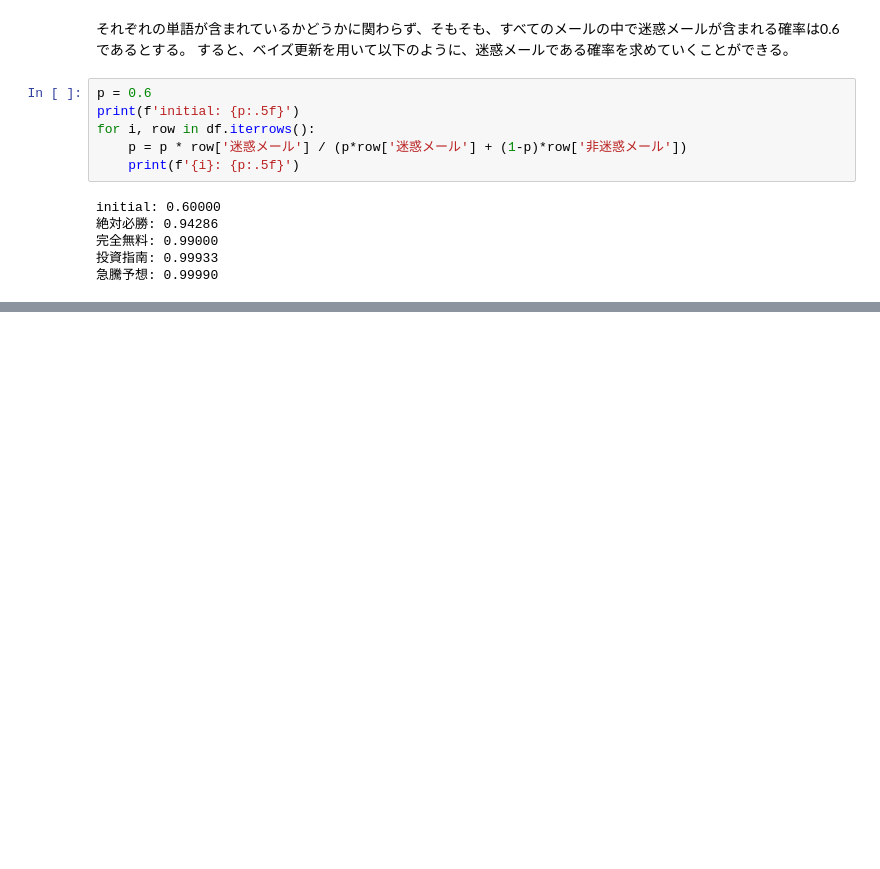
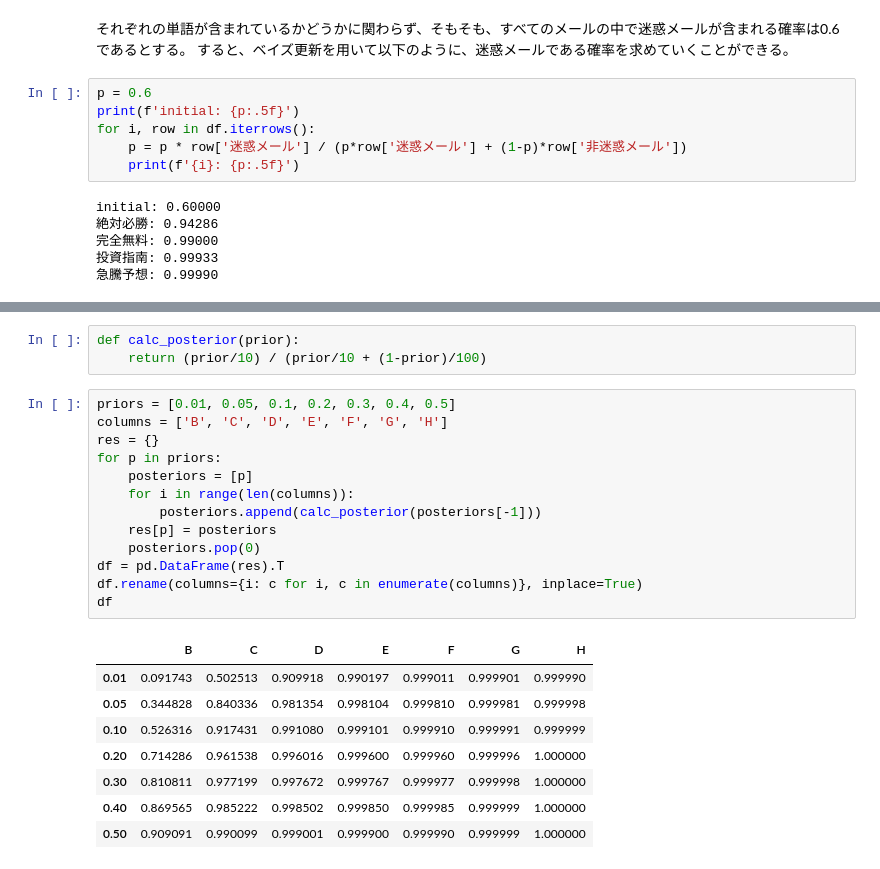
Before and after one commit to ReiRev/Bayesian-Statistics-from-Basics-with-HMC, a Jupyter notebook: notebook/1-Bayes_Theorem_on_Probability.ipynb, the cells around one changed output, grey strips where cells are left out. Drawn from its saved outputs; the diff is of its cells as text; blank space fills up the shorter version.

```diff
--- a/notebook/1-Bayes_Theorem_on_Probability.ipynb
+++ b/notebook/1-Bayes_Theorem_on_Probability.ipynb
@@ -284,0 +434,25 @@ initial: 0.60000
+# %%
+def calc_posterior(prior):
+    return (prior/10) / (prior/10 + (1-prior)/100)
+# %%
+priors = [0.01, 0.05, 0.1, 0.2, 0.3, 0.4, 0.5]
+columns = ['B', 'C', 'D', 'E', 'F', 'G', 'H']
+res = {}
+for p in priors:
+    posteriors = [p]
+    for i in range(len(columns)):
+        posteriors.append(calc_posterior(posteriors[-1]))
+    res[p] = posteriors
+    posteriors.pop(0)
+df = pd.DataFrame(res).T
+df.rename(columns={i: c for i, c in enumerate(columns)}, inplace=True)
+df
+# %% [output]
+|  | B | C | D | E | F | G | H |
+| 0.01 | 0.091743 | 0.502513 | 0.909918 | 0.990197 | 0.999011 | 0.999901 | 0.999990 |
+| 0.05 | 0.344828 | 0.840336 | 0.981354 | 0.998104 | 0.999810 | 0.999981 | 0.999998 |
+| 0.10 | 0.526316 | 0.917431 | 0.991080 | 0.999101 | 0.999910 | 0.999991 | 0.999999 |
+| 0.20 | 0.714286 | 0.961538 | 0.996016 | 0.999600 | 0.999960 | 0.999996 | 1.000000 |
+| 0.30 | 0.810811 | 0.977199 | 0.997672 | 0.999767 | 0.999977 | 0.999998 | 1.000000 |
+| 0.40 | 0.869565 | 0.985222 | 0.998502 | 0.999850 | 0.999985 | 0.999999 | 1.000000 |
+| 0.50 | 0.909091 | 0.990099 | 0.999001 | 0.999900 | 0.999990 | 0.999999 | 1.000000 |
```
Also changed, not shown: parts of 20 cells of this notebook.
